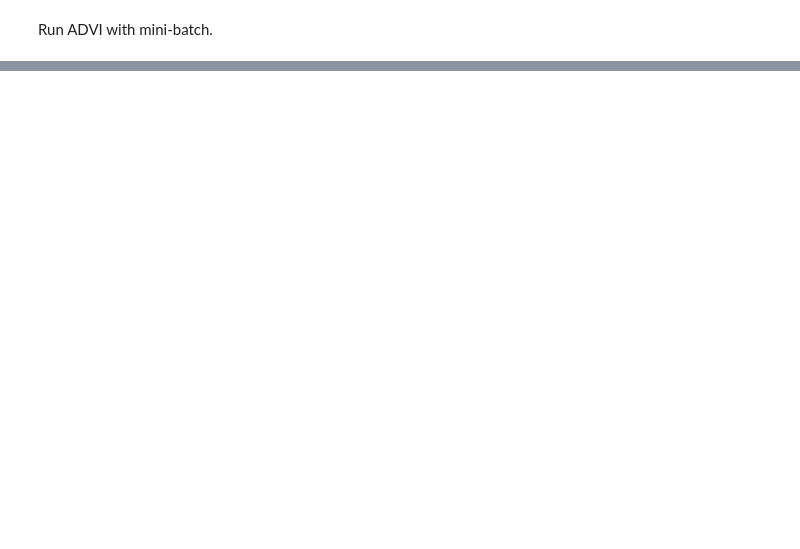
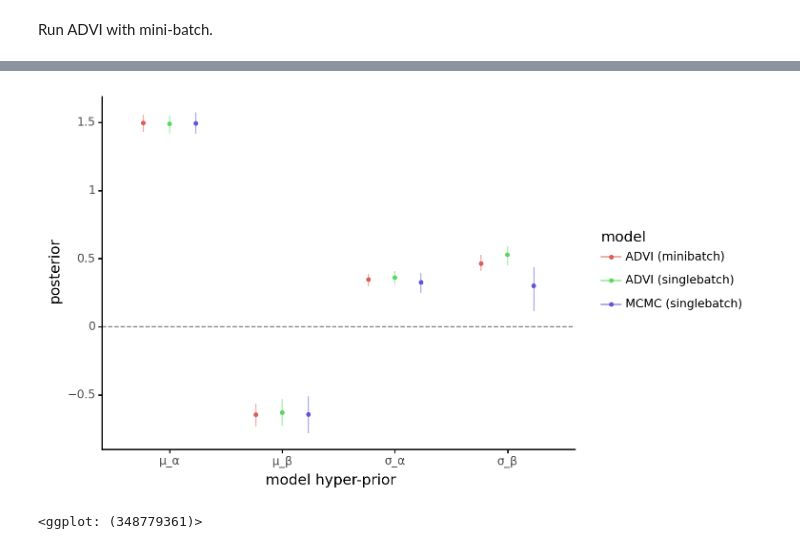
Before and after one commit to jhrcook/pymc3-tutorials, a Jupyter notebook: 016_mini-batch-advi-on-hierarchical-regression.ipynb, the cells around one changed output, grey strips where cells are left out. Saved outputs shown, nothing was run; the diff lists cells and outputs as text; code cells hidden in the pictures; blank space fills up the shorter version.

```diff
--- a/016_mini-batch-advi-on-hierarchical-regression.ipynb
+++ b/016_mini-batch-advi-on-hierarchical-regression.ipynb
@@ -166,0 +375,26 @@ Here are tips to potentially make your code run faster
+# %%
+def summarize_results(
+    res: Tuple[pm.model.Model, pm.backends.base.MultiTrace],
+    name: str,
+    var_names: Optional[List[str]] = None,
+    filter_vars: Optional[str] = None,
+) -> pd.DataFrame:
+    df = az.summary(
+        az.from_pymc3(trace=res[1], model=res[0]),
+        var_names=var_names,
+        hdi_prob=0.89,
+        filter_vars=filter_vars,
+    )
+    df["model"] = name
+    return df
+
+
+labels = ["ADVI (singlebatch)", "ADVI (minibatch)", "MCMC (singlebatch)"]
+res = [advi_singlebatch, advi_minibatch, mcmc_singlebatch]
+
+hyperpriors_summaries = pd.concat(
+    [
+        summarize_results(r, l, var_names=["μ|σ"], filter_vars="regex")
+        for r, l in zip(res, labels)
+    ]
+)
@@ -166,0 +404,22 @@ Here are tips to potentially make your code run faster
+# %%
+def plot_comparison_of_estimate_summaries(
+    df: pd.DataFrame, x="index", xlab: str = "variable", point_size: float = 1.0
+) -> gg.ggplot:
+    pos = gg.position_dodge(width=0.7)
+
+    return (
+        gg.ggplot(df, gg.aes(x=x, color="model"))
+        + gg.geom_hline(yintercept=0, alpha=0.5, linetype="--")
+        + gg.geom_linerange(
+            gg.aes(ymin="hdi_5.5%", ymax="hdi_94.5%"), alpha=0.5, position=pos
+        )
+        + gg.geom_point(gg.aes(y="mean"), position=pos, size=point_size)
+        + gg.labs(x=xlab, y="posterior")
+    )
+# %%
+plot_comparison_of_estimate_summaries(
+    hyperpriors_summaries.reset_index(drop=False), xlab="model hyper-prior"
+)
+# %% [output]
+[figure, added]
+<ggplot: (348779361)>
```
Also changed, not shown: parts of 23 cells of this notebook, 6 other files.
